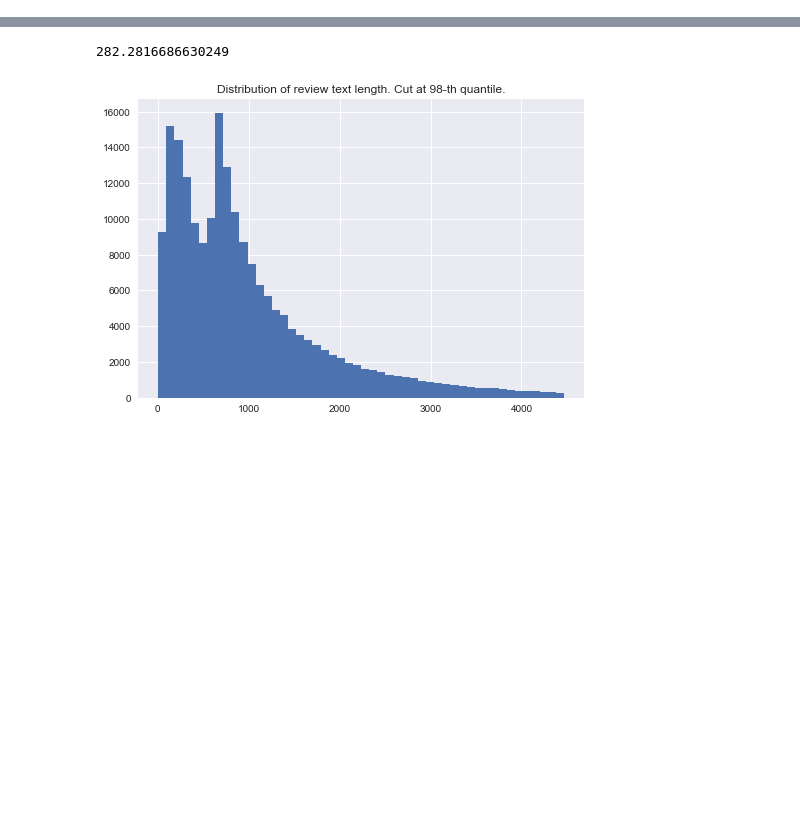
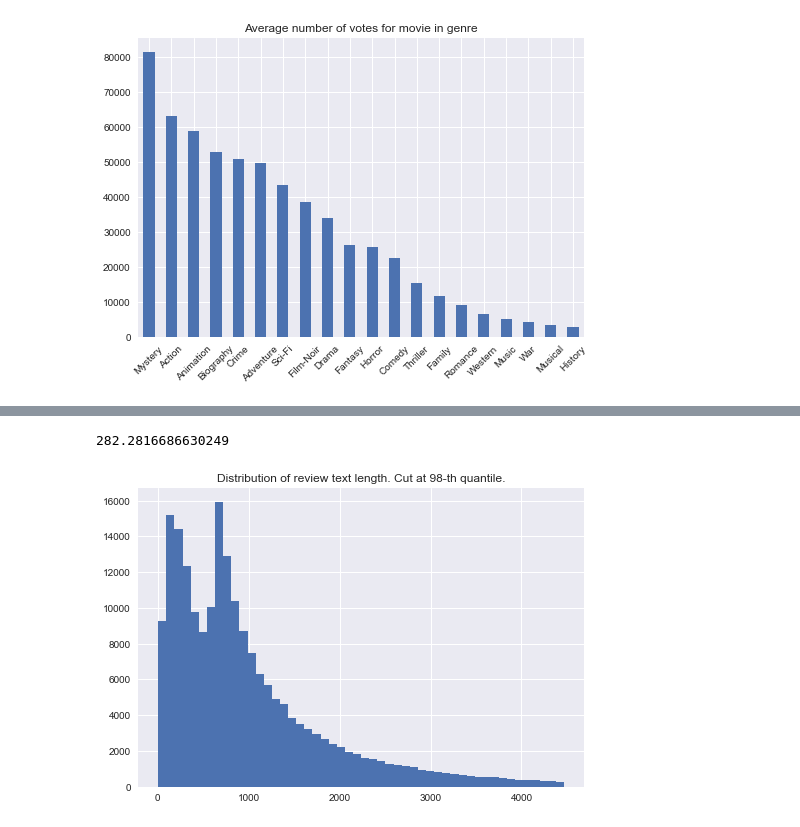
Before and after one commit to ilyamil/movie_recommender_system, a Jupyter notebook: notebooks/reviews_analysis.ipynb, the cells around one changed output, grey strips where cells are left out. Saved outputs shown, nothing was run; the diff lists cells and outputs as text; code cells hidden in the pictures; blank space fills up the shorter version.

```diff
--- a/notebooks/reviews_analysis.ipynb
+++ b/notebooks/reviews_analysis.ipynb
@@ -96,3 +90,10 @@ MetadataETL.transform(metadata)
+# %%
+votes_by_genre = metadata.groupby('main_genre')['num_votes'].mean().sort_values(ascending=False)
+votes_by_genre.plot.bar(title='Average number of votes for movie in genre', xlabel='')
+plt.xticks(rotation=45)
+plt.show()
+# %% [output]
+[figure, added]
 # %%
 reviews = pd.read_parquet(reviews_files[0], storage_options=storage_options)
 reviews.head()
```
Also changed, not shown: parts of 10 cells of this notebook, 2 other files.
